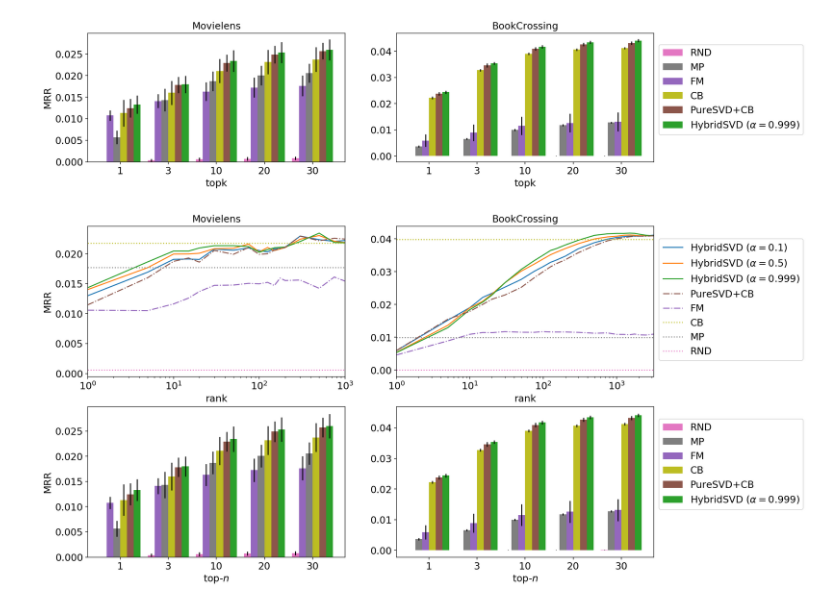
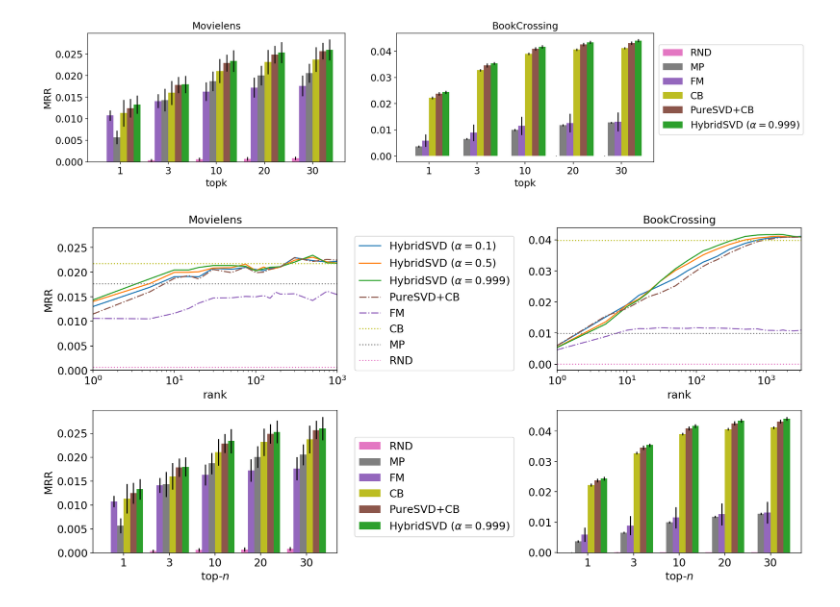
Before and after one commit to evfro/hybridsvd, a Jupyter notebook: View_all_results.ipynb, the cells around one changed output. Drawn from its saved outputs; the diff is of its cells as text; code cells hidden in the pictures.

Commit message:
rearrange figures

```diff
--- a/View_all_results.ipynb
+++ b/View_all_results.ipynb
@@ -343,26 +347,28 @@ ax_cls_topn_mrr_bx.legend(bbox_to_anchor=(1.6, 0.95))
 <matplotlib.legend.Legend at 0x...>
 [figure]
 # %%
-fig, (ax1, ax2) = plt.subplots(2, 2, figsize=(15, 9))
+fig, (ax1, ax2) = plt.subplots(2, 2, figsize=(17, 8))
 
 
-ax_cls_mrr_ml = plot_rank_results([cls_svd_ml, cls_fm_ml], cls_base_ml, metric='MRR', ax=ax1[0], xlim=(1, 1000), logx=True, styles=line_styles)
+ax_cls_mrr_ml = plot_rank_results([cls_svd_ml, cls_fm_ml], cls_base_ml, metric='MRR', ax=ax1[0], xlim=(1, 1000), ylim=(0, 0.029), logx=True, styles=line_styles)
 ax_cls_mrr_bx = plot_rank_results([cls_svd_bx, cls_fm_bx], cls_base_bx, metric='MRR', ax=ax1[1], xlim=(1, 3200), logx=True, styles=line_styles)
 
 ax_cls_mrr_ml.set_title('Movielens')
 ax_cls_mrr_bx.set_title('BookCrossing')
 ax_cls_mrr_ml.set_ylabel('MRR')
 
-ax_cls_mrr_bx.legend(loc=1, bbox_to_anchor=(1.6, 0.95))
+ax_cls_mrr_bx.legend(loc=2, bbox_to_anchor=(-0.85, 0.98))
 
 ax_cls_topn_mrr_ml = plot_topn_results(cls_topn_ml.drop(r'HybridSVD ($\alpha=0.5$)', axis=1, level=0), metric='MRR', ax=ax2[0], styles=line_styles, width=0.85, rot=0)
-ax_cls_topn_mrr_bx = plot_topn_results(cls_topn_bx.drop(r'HybridSVD ($\alpha=0.5$)', axis=1, level=0), metric='MRR', ax=ax2[1], styles=line_styles, width=0.85, rot=0)
+ax_cls_topn_mrr_bx = plot_topn_results(cls_topn_bx.drop(r'HybridSVD ($\alpha=0.5$)', axis=1, level=0), metric='MRR', ax=ax2[1], styles=line_styles, width=0.85, rot=0, ylim=(-0.0001, None))
 
 ax_cls_topn_mrr_ml.set_ylabel('MRR')
 ax_cls_topn_mrr_ml.set_xlabel('top-$n$')
 ax_cls_topn_mrr_bx.set_xlabel('top-$n$')
 
-ax_cls_topn_mrr_bx.legend(bbox_to_anchor=(1.6, 0.95))
+ax_cls_topn_mrr_bx.legend(loc=2, bbox_to_anchor=(-0.85, 0.85))
+fig.subplots_adjust(wspace=0.9, hspace=0.28)
+
 # plt.savefig("cls_mrr.pdf", bbox_inches='tight')
 # %% [output]
-[figure, old version]
+[figure, new version]
```
Also changed, not shown: parts of 2 cells of this notebook.
